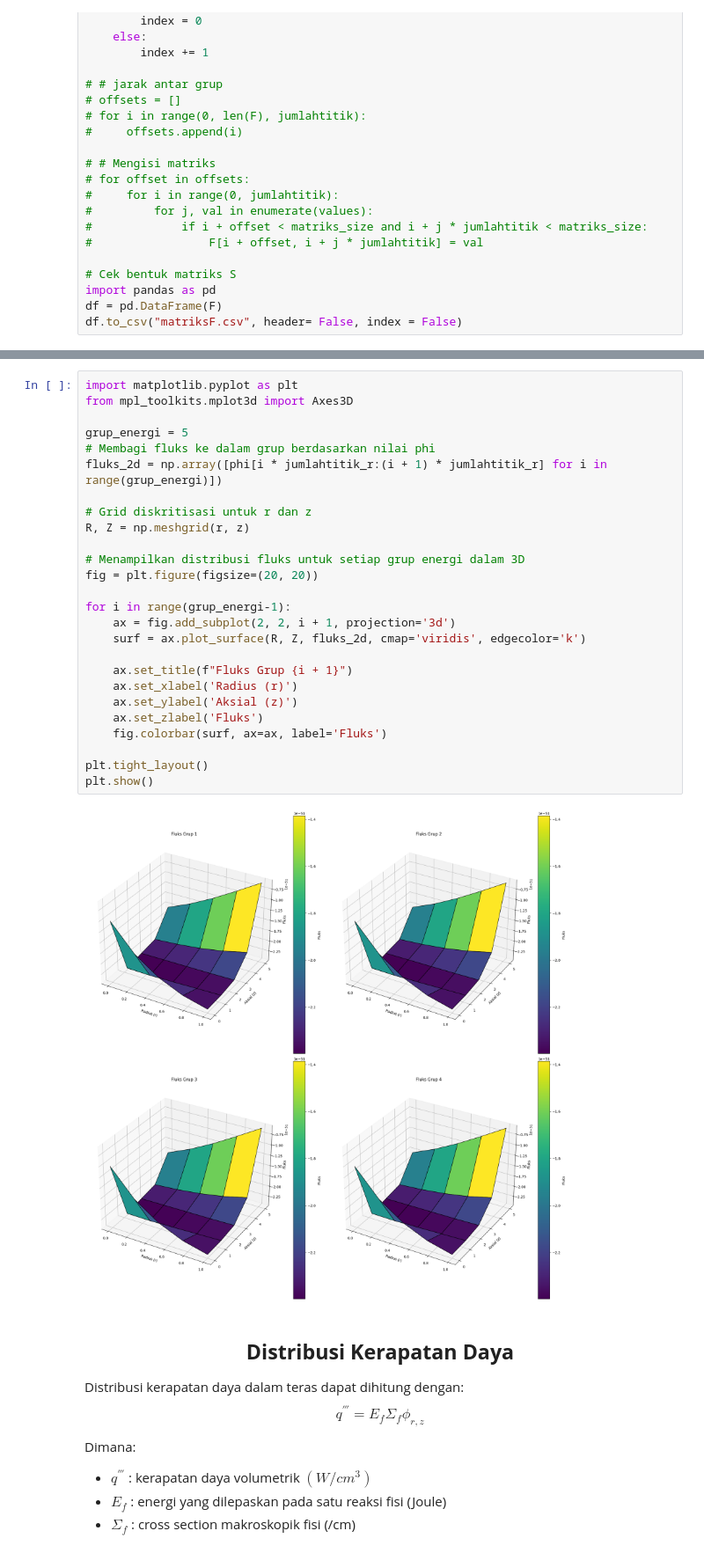
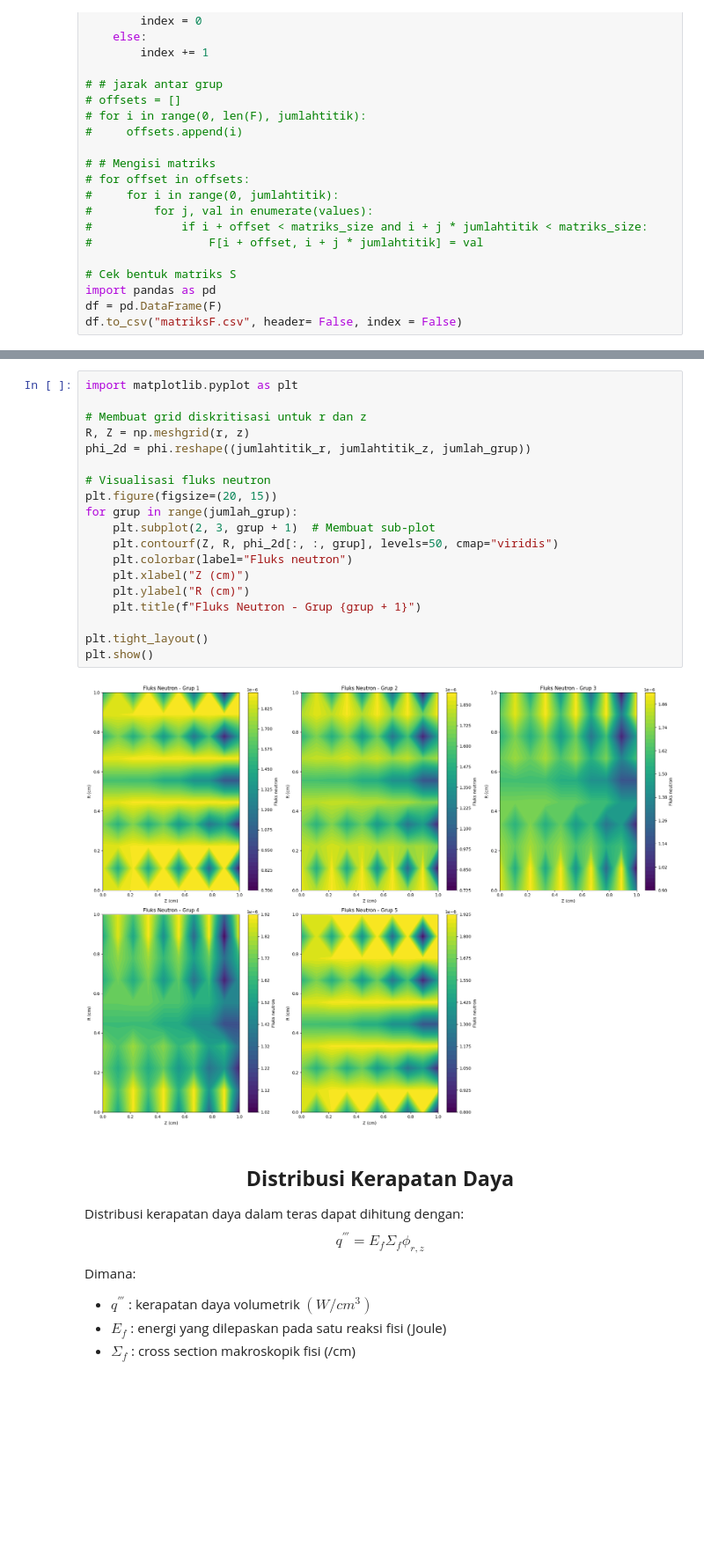
Before and after one commit to dhiyasalmas/Numerical-Method-in-Nuclear, a Jupyter notebook: UAS_24923304_Dhiya Salma Salsabila.ipynb, the cells around one changed output, grey strips where cells are left out. Shown at 88% size. Drawn from its saved outputs; the diff is of its cells as text; blank space fills up the shorter version.

```diff
--- a/UAS_24923304_Dhiya Salma Salsabila.ipynb
+++ b/UAS_24923304_Dhiya Salma Salsabila.ipynb
@@ -426,31 +404,24 @@ Nilai keff: 0.019475
-# %%
-import matplotlib.pyplot as plt
-from mpl_toolkits.mplot3d import Axes3D
-
-grup_energi = 5
-# Membagi fluks ke dalam grup berdasarkan nilai phi
-fluks_2d = np.array([phi[i * jumlahtitik_r:(i + 1) * jumlahtitik_r] for i in range(grup_energi)])
-
-# Grid diskritisasi untuk r dan z
-R, Z = np.meshgrid(r, z)
-
-# Menampilkan distribusi fluks untuk setiap grup energi dalam 3D
-fig = plt.figure(figsize=(20, 20))
-
-for i in range(grup_energi-1):
-    ax = fig.add_subplot(2, 2, i + 1, projection='3d')
-    surf = ax.plot_surface(R, Z, fluks_2d, cmap='viridis', edgecolor='k')
-
-    ax.set_title(f"Fluks Grup {i + 1}")
-    ax.set_xlabel('Radius (r)')
-    ax.set_ylabel('Aksial (z)')
-    ax.set_zlabel('Fluks')
-    fig.colorbar(surf, ax=ax, label='Fluks')
-
-plt.tight_layout()
-plt.show()
-# %% [output]
-[figure, removed]
+# %%
+import matplotlib.pyplot as plt
+
+# Membuat grid diskritisasi untuk r dan z
+R, Z = np.meshgrid(r, z)
+phi_2d = phi.reshape((jumlahtitik_r, jumlahtitik_z, jumlah_grup))
+
+# Visualisasi fluks neutron
+plt.figure(figsize=(20, 15))
+for grup in range(jumlah_grup):
+    plt.subplot(2, 3, grup + 1)  # Membuat sub-plot
+    plt.contourf(Z, R, phi_2d[:, :, grup], levels=50, cmap="viridis")
+    plt.colorbar(label="Fluks neutron")
+    plt.xlabel("Z (cm)")
+    plt.ylabel("R (cm)")
+    plt.title(f"Fluks Neutron - Grup {grup + 1}")
+
+plt.tight_layout()
+plt.show()
+# %% [output]
+[figure, added]
 # %% [markdown]
 ## <center>**Distribusi Kerapatan Daya**<center>
 Distribusi kerapatan daya dalam teras dapat dihitung dengan:
```
Also changed, not shown: parts of 3 cells of this notebook.
